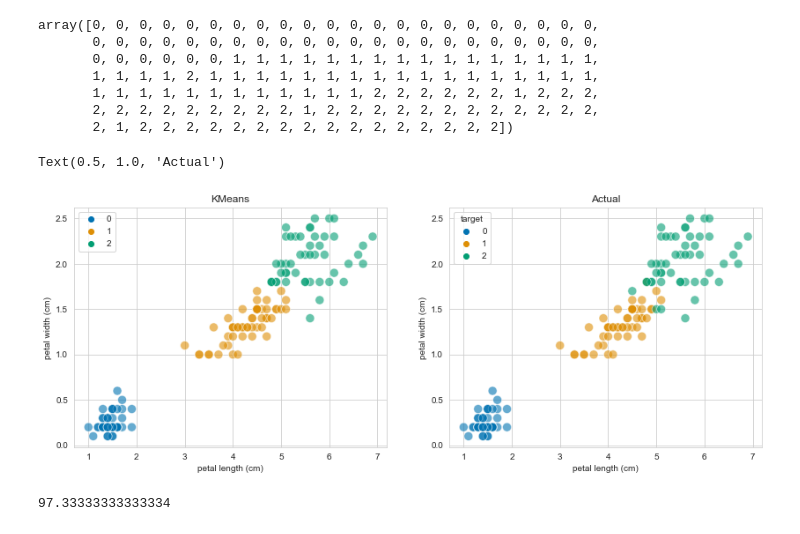
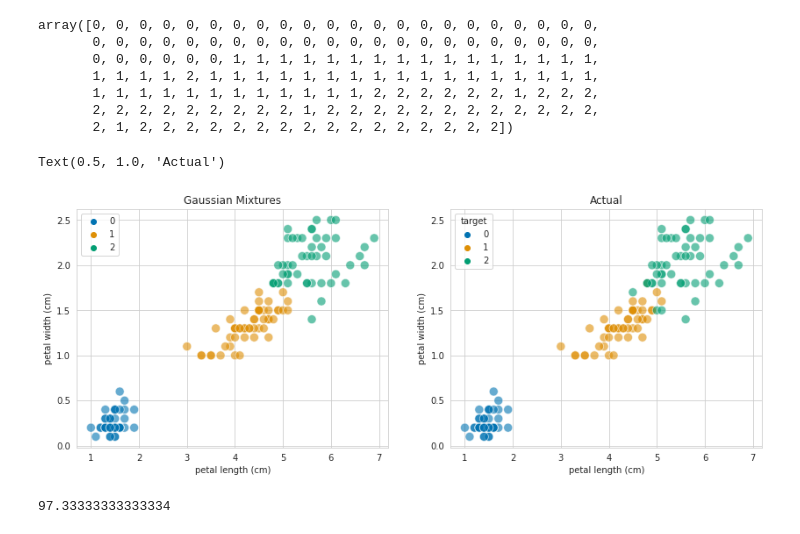
Before and after one commit to honghanhh/mci_python_36a1_l2, a Jupyter notebook: Lectures/lecture_07/lecture_07_inclass_p36a10l2.ipynb, the cells around one changed output. Drawn from its saved outputs; the diff is of its cells as text; code cells hidden in the pictures.

```diff
--- a/Lectures/lecture_07/lecture_07_inclass_p36a10l2.ipynb
+++ b/Lectures/lecture_07/lecture_07_inclass_p36a10l2.ipynb
@@ -392,19 +421,19 @@ array([0, 0, 0, 0, 0, 0, 0, 0, 0, 0, 0, 0, 0, 0, 0, 0, 0, 0, 0, 0, 0, 0,
 # %%
 fig, axs = plt.subplots(1, 2, figsize=(14, 5))
 ax = sns.scatterplot(
     data=X, x='petal length (cm)', y='petal width (cm)', hue=y_pred,
     s=100, alpha=0.6, palette='colorblind', ax=axs[0]
 )
-ax.set_title('KMeans')
+ax.set_title('Gaussian Mixtures')
 
 ax = sns.scatterplot(
     data=X, x='petal length (cm)', y='petal width (cm)', hue=y,
     s=100, alpha=0.6, palette='colorblind', ax=axs[1]
 )
 ax.set_title('Actual')
 # %% [output]
 Text(0.5, 1.0, 'Actual')
-[figure, old version]
+[figure, new version]
 # %%
 metrics.accuracy_score(y, y_pred)*100
 # %% [output]
```
Also changed, not shown: parts of 11 cells of this notebook, 5 other files.
